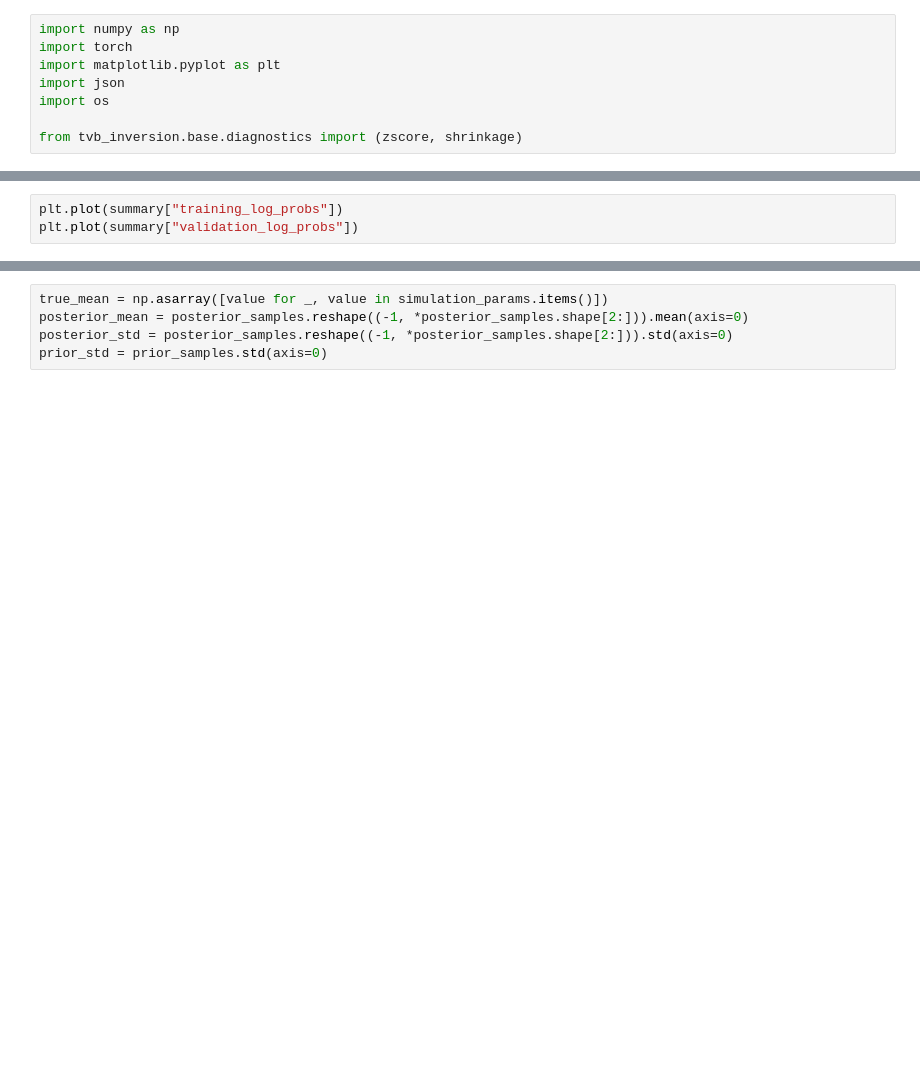
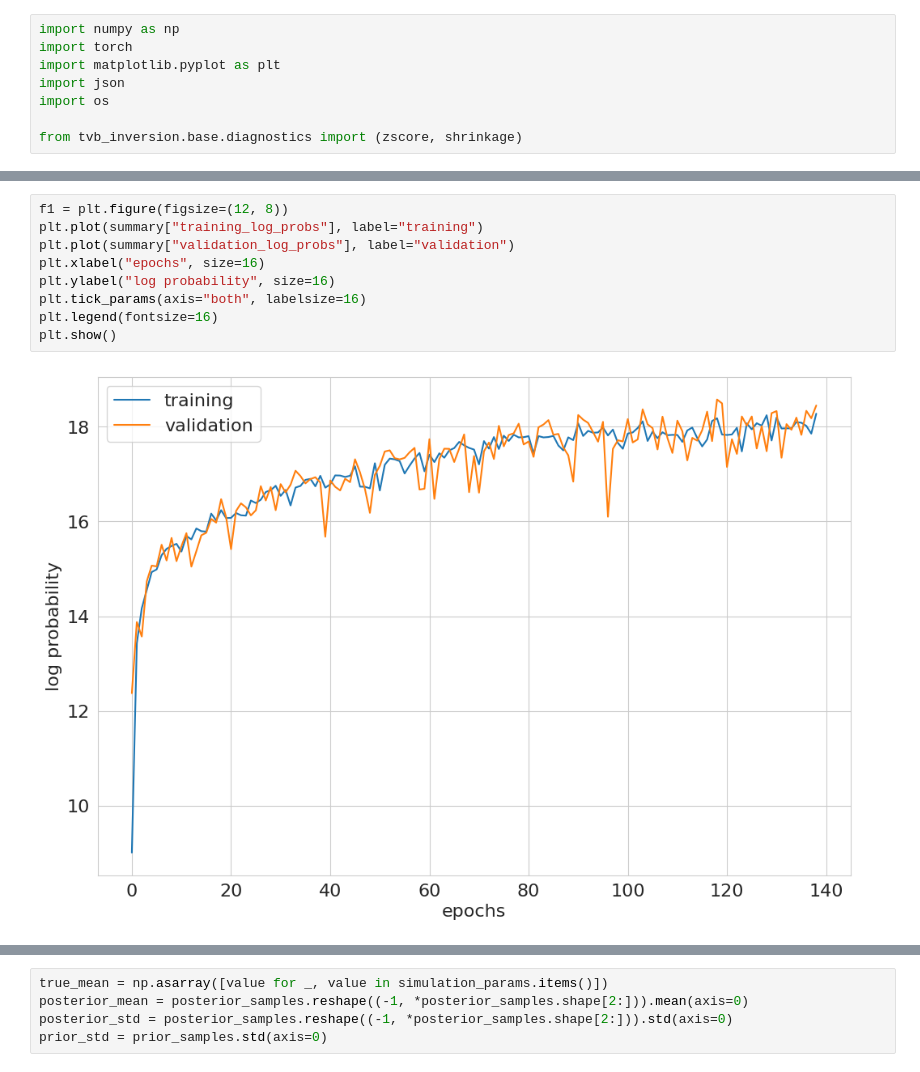
Before and after one commit to the-virtual-brain/tvb-inversion, a Jupyter notebook: examples/connectivity_1/sbi/dataload.ipynb, the cells around one changed output, grey strips where cells are left out. Drawn from its saved outputs; the diff is of its cells as text; blank space fills up the shorter version.

```diff
--- a/examples/connectivity_1/sbi/dataload.ipynb
+++ b/examples/connectivity_1/sbi/dataload.ipynb
@@ -33,6 +38,14 @@ training_sims.shape, test_sims.shape
-# %%
-plt.plot(summary["training_log_probs"])
-plt.plot(summary["validation_log_probs"])
+# %%
+f1 = plt.figure(figsize=(12, 8))
+plt.plot(summary["training_log_probs"], label="training")
+plt.plot(summary["validation_log_probs"], label="validation")
+plt.xlabel("epochs", size=16)
+plt.ylabel("log probability", size=16)
+plt.tick_params(axis="both", labelsize=16)
+plt.legend(fontsize=16)
+plt.show()
+# %% [output]
+[figure, added]
 # %%
 num_params = len(inference_params)
 nrows = int(np.ceil(np.sqrt(num_params)))
```
Also changed, not shown: parts of 7 cells of this notebook, 10 other files.
